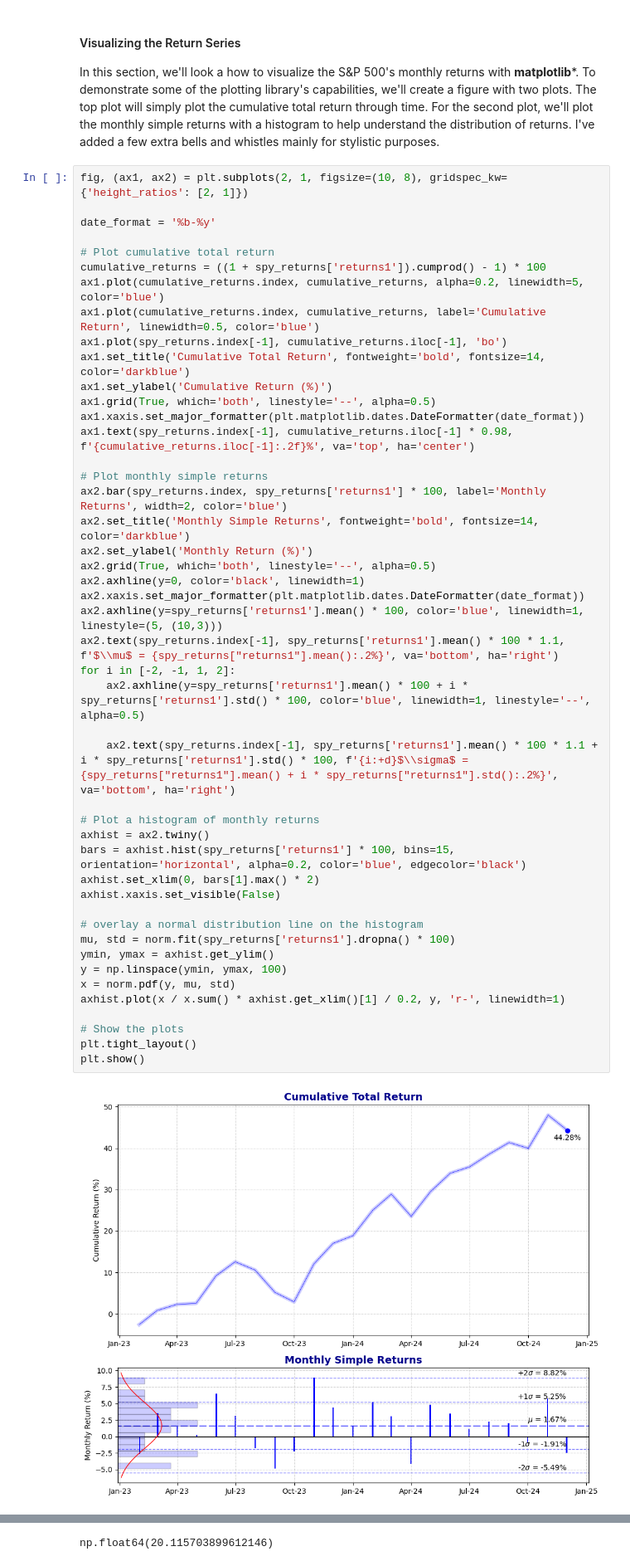
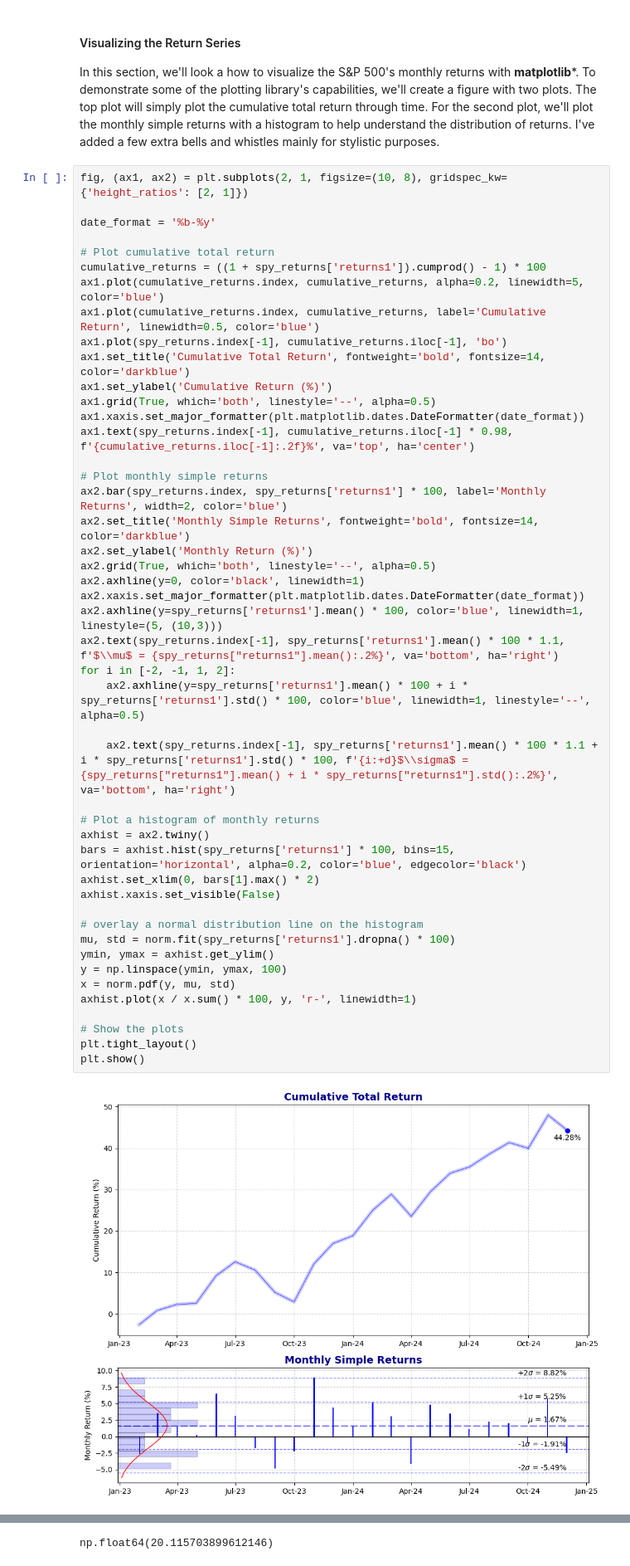
Before and after one commit to rtrimble13/tb-notebooks, a Jupyter notebook: src/twr.ipynb, the cells around one changed output, grey strips where cells are left out. Shown: that part at 83% size. Saved outputs shown, nothing was run; the diff lists cells and outputs as text.

Commit message:
minor change to hist plot.

```diff
--- a/src/twr.ipynb
+++ b/src/twr.ipynb
@@ -170,32 +170,32 @@ ax1.text(spy_returns.index[-1], cumulative_returns.iloc[-1] * 0.98, f'{cumulativ
 # Plot monthly simple returns
 ax2.bar(spy_returns.index, spy_returns['returns1'] * 100, label='Monthly Returns', width=2, color='blue')
 ax2.set_title('Monthly Simple Returns', fontweight='bold', fontsize=14, color='darkblue')
 ax2.set_ylabel('Monthly Return (%)')
 ax2.grid(True, which='both', linestyle='--', alpha=0.5)
 ax2.axhline(y=0, color='black', linewidth=1)
 ax2.xaxis.set_major_formatter(plt.matplotlib.dates.DateFormatter(date_format))
 ax2.axhline(y=spy_returns['returns1'].mean() * 100, color='blue', linewidth=1, linestyle=(5, (10,3)))
 ax2.text(spy_returns.index[-1], spy_returns['returns1'].mean() * 100 * 1.1, f'$\\mu$ = {spy_returns["returns1"].mean():.2%}', va='bottom', ha='right')
 for i in [-2, -1, 1, 2]:
     ax2.axhline(y=spy_returns['returns1'].mean() * 100 + i * spy_returns['returns1'].std() * 100, color='blue', linewidth=1, linestyle='--', alpha=0.5)
 
     ax2.text(spy_returns.index[-1], spy_returns['returns1'].mean() * 100 * 1.1 + i * spy_returns['returns1'].std() * 100, f'{i:+d}$\\sigma$ = {spy_returns["returns1"].mean() + i * spy_returns["returns1"].std():.2%}', va='bottom', ha='right')
 
 # Plot a histogram of monthly returns
 axhist = ax2.twiny()
 bars = axhist.hist(spy_returns['returns1'] * 100, bins=15, orientation='horizontal', alpha=0.2, color='blue', edgecolor='black')
 axhist.set_xlim(0, bars[1].max() * 2)
 axhist.xaxis.set_visible(False)
 
 # overlay a normal distribution line on the histogram
 mu, std = norm.fit(spy_returns['returns1'].dropna() * 100)
 ymin, ymax = axhist.get_ylim()
 y = np.linspace(ymin, ymax, 100)
 x = norm.pdf(y, mu, std)
-axhist.plot(x / x.sum() * axhist.get_xlim()[1] / 0.2, y, 'r-', linewidth=1)
+axhist.plot(x / x.sum() * 100, y, 'r-', linewidth=1)
 
 # Show the plots
 plt.tight_layout()
 plt.show()
 # %% [output]
-[figure, old version]
+[figure, new version]
```
Also changed, not shown: parts of 2 cells of this notebook.
